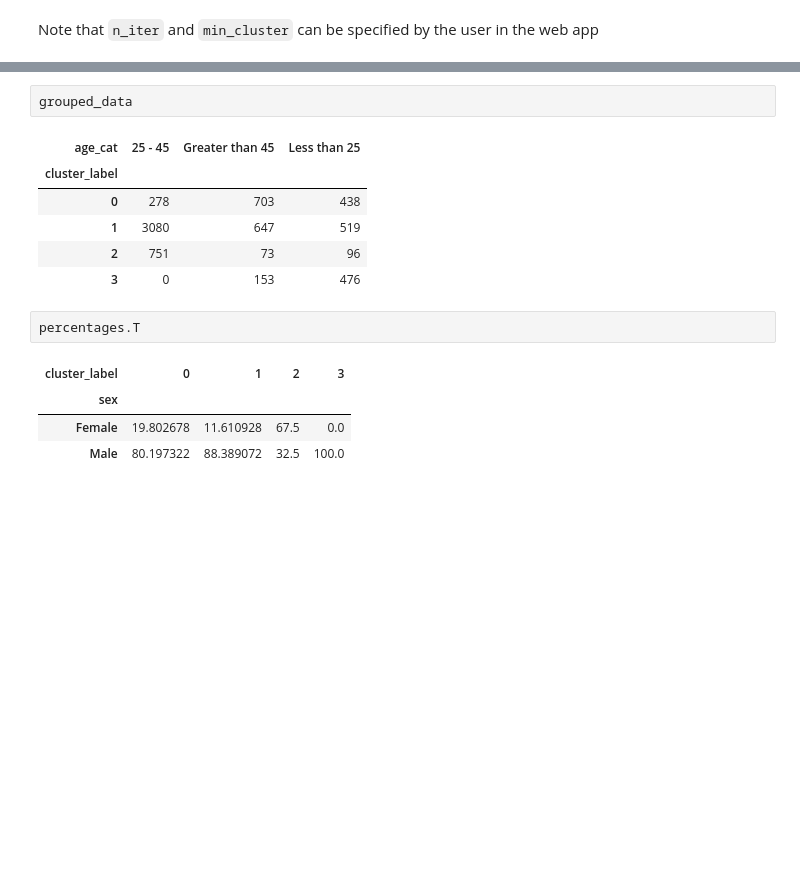
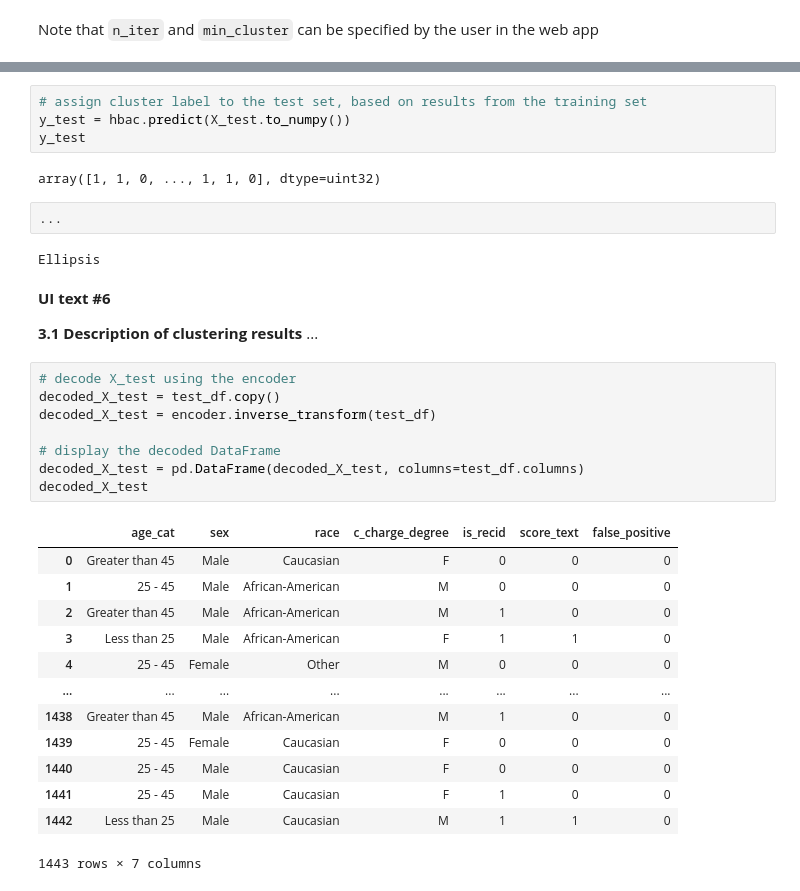
Before and after one commit to NGO-Algorithm-Audit/local-first-web-tool, a Jupyter notebook: notebooks/unsupervised bias detection tool/COMPAS.ipynb, the cells around one changed output, grey strips where cells are left out. Saved outputs shown, nothing was run; the diff lists cells and outputs as text; blank space fills up the shorter version.

```diff
--- a/notebooks/unsupervised bias detection tool/COMPAS.ipynb
+++ b/notebooks/unsupervised bias detection tool/COMPAS.ipynb
@@ -220,16 +227,37 @@ grouped_data.index.to_list()
-# %%
-grouped_data
-# %% [output]
-| age_cat | 25 - 45 | Greater than 45 | Less than 25 |
-| cluster_label |  |  |  |
-| 0 | 278 | 703 | 438 |
-| 1 | 3080 | 647 | 519 |
-| 2 | 751 | 73 | 96 |
-| 3 | 0 | 153 | 476 |
-# %%
-percentages.T
-# %% [output]
-| cluster_label | 0 | 1 | 2 | 3 |
-| sex |  |  |  |  |
-| Female | 19.802678 | 11.610928 | 67.5 | 0.0 |
-| Male | 80.197322 | 88.389072 | 32.5 | 100.0 |
+# %%
+# assign cluster label to the test set, based on results from the training set
+y_test = hbac.predict(X_test.to_numpy())
+y_test
+# %% [output]
+array([1, 1, 0, ..., 1, 1, 0], dtype=uint32)
+# %%
+...
+# %% [output]
+Ellipsis
+# %% [markdown]
+**UI text #6**
+
+**3.1 Description of clustering results**
+...
+# %%
+# decode X_test using the encoder
+decoded_X_test = test_df.copy()
+decoded_X_test = encoder.inverse_transform(test_df)
+
+# display the decoded DataFrame
+decoded_X_test = pd.DataFrame(decoded_X_test, columns=test_df.columns)
+decoded_X_test
+# %% [output]
+|  | age_cat | sex | race | c_charge_degree | is_recid | score_text | false_positive |
+| 0 | Greater than 45 | Male | Caucasian | F | 0 | 0 | 0 |
+| 1 | 25 - 45 | Male | African-American | M | 0 | 0 | 0 |
+| 2 | Greater than 45 | Male | African-American | M | 1 | 0 | 0 |
+| 3 | Less than 25 | Male | African-American | F | 1 | 1 | 0 |
+| 4 | 25 - 45 | Female | Other | M | 0 | 0 | 0 |
+| ... | ... | ... | ... | ... | ... | ... | ... |
+| 1438 | Greater than 45 | Male | African-American | M | 1 | 0 | 0 |
+| 1439 | 25 - 45 | Female | Caucasian | F | 0 | 0 | 0 |
+| 1440 | 25 - 45 | Male | Caucasian | F | 0 | 0 | 0 |
+| 1441 | 25 - 45 | Male | Caucasian | F | 1 | 0 | 0 |
+| 1442 | Less than 25 | Male | Caucasian | M | 1 | 1 | 0 |
+1443 rows × 7 columns
```
Also changed, not shown: parts of 22 cells of this notebook.
